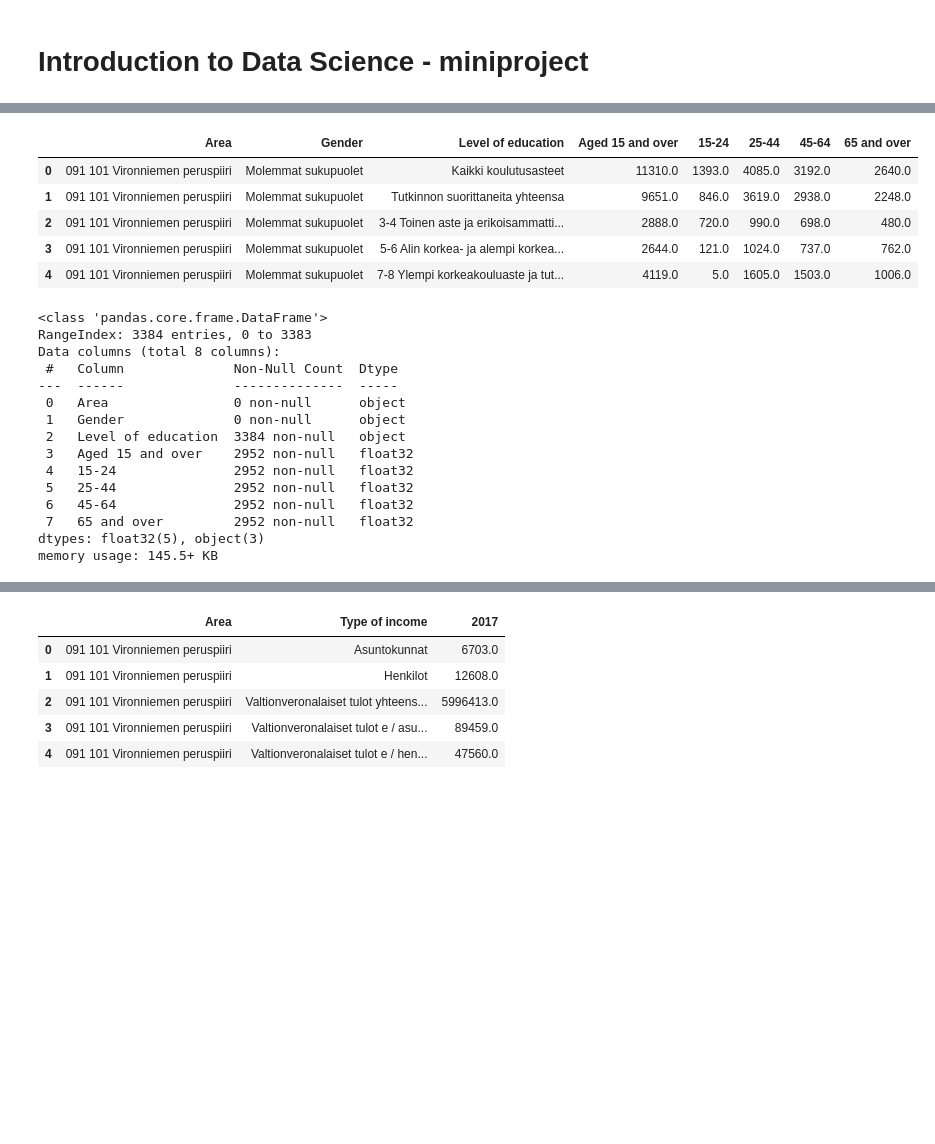
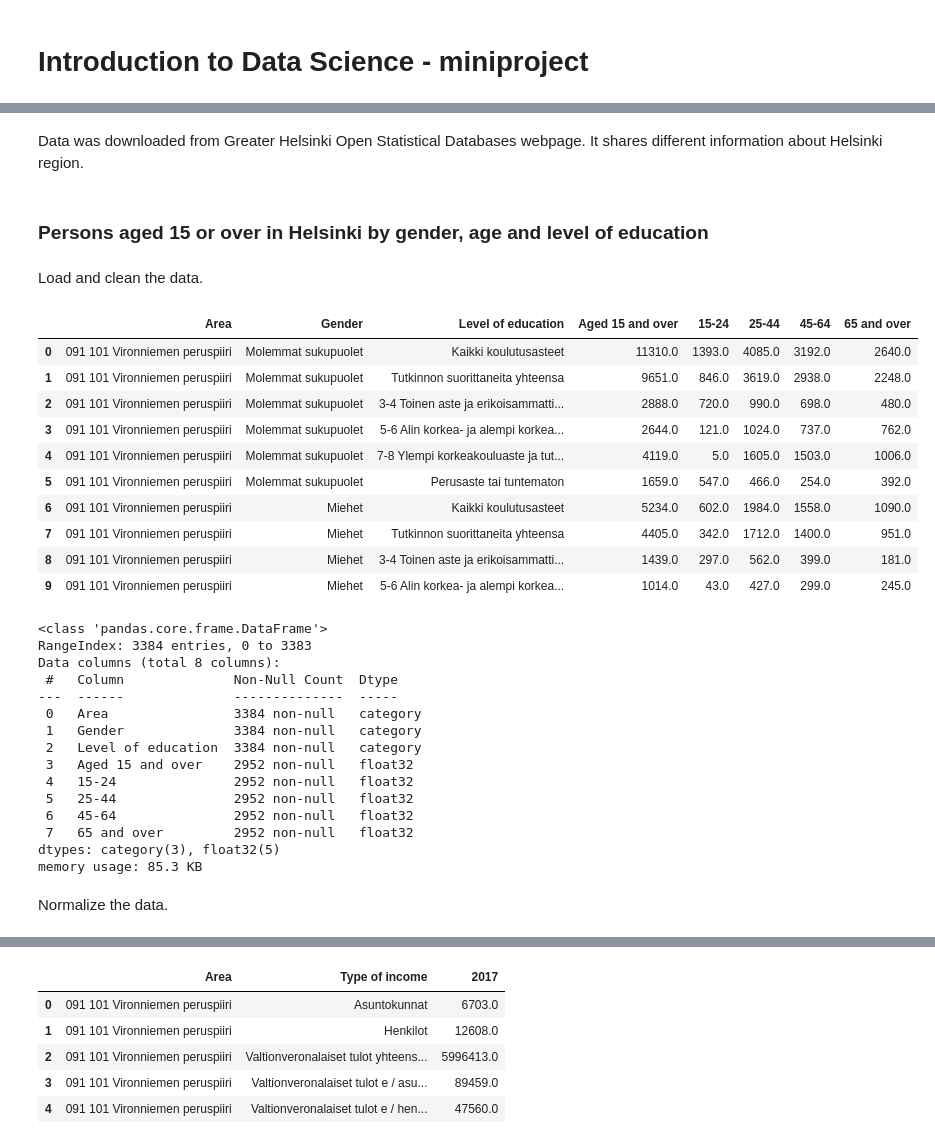
Before and after one commit to phuvio/Introduction-to-Data-Science, a Jupyter notebook: src/Introduction to Data Science - miniproject.ipynb, the cells around one changed output, grey strips where cells are left out. Cells and saved outputs as stored; diff of their text form; code cells hidden in the pictures; blank space fills up the shorter version.

```diff
--- a/src/Introduction to Data Science - miniproject.ipynb
+++ b/src/Introduction to Data Science - miniproject.ipynb
@@ -3,3 +7,5 @@
+# %% [markdown]
+Data was downloaded from Greater Helsinki Open Statistical Databases webpage. It shares different information about Helsinki region.
 # %%
 import pandas as pd
 import numpy as np
@@ -11,34 +17,50 @@ def remove_quotes(column):
 
 def change_to_numeric(column):
     return pd.to_numeric(column, downcast='float', errors='coerce')
+# %% [markdown]
+### Persons aged 15 or over in Helsinki by gender, age and level of education
+# %% [markdown]
+Load and clean the data.
 # %%
-age_gender_education = pd.read_csv('./data/Helsingin_15_vuotta_tayttaneet_sukupuolen_ian_ja_koulutusasteen_mukaan.csv',
+age_gender_education = pd.read_csv('../data/Helsingin_15_vuotta_tayttaneet_sukupuolen_ian_ja_koulutusasteen_mukaan.csv',
                                    sep='\,', engine='python')
+
 columns = age_gender_education.columns
 age_gender_education = age_gender_education.rename(columns={columns[0]:'Area',
                                                             columns[1]:'Gender',
                                                             columns[2]:'Level of education',
                                                             columns[3]:'Aged 15 and over',
                                                             columns[4]:'15-24',
                                                             columns[5]:'25-44',
                                                             columns[6]:'45-64',
                                                             columns[7]:'65 and over',
                                                            })
+
 columns = age_gender_education.columns
 age_gender_education['Area'] = remove_quotes(age_gender_education['Area'])
 age_gender_education['Gender'] = remove_quotes(age_gender_education['Gender'])
 age_gender_education['Level of education'] = remove_quotes(age_gender_education['Level of education'])
 for col in columns[3:]:
     age_gender_education[col] = remove_quotes(age_gender_education[col])
     age_gender_education[col] = change_to_numeric(age_gender_education[col])
-age_gender_education.head()
+
+categorical_values = ['Area', 'Gender', 'Level of education']
+for val in categorical_values:
+    age_gender_education[val] = age_gender_education[val].astype('category')
+
+age_gender_education.head(10)
 # %% [output]
 |  | Area | Gender | Level of education | Aged 15 and over | 15-24 | 25-44 | 45-64 | 65 and over |
 | 0 | 091 101 Vironniemen peruspiiri | Molemmat sukupuolet | Kaikki koulutusasteet | 11310.0 | 1393.0 | 4085.0 | 3192.0 | 2640.0 |
 | 1 | 091 101 Vironniemen peruspiiri | Molemmat sukupuolet | Tutkinnon suorittaneita yhteensa | 9651.0 | 846.0 | 3619.0 | 2938.0 | 2248.0 |
 | 2 | 091 101 Vironniemen peruspiiri | Molemmat sukupuolet | 3-4 Toinen aste ja erikoisammatti... | 2888.0 | 720.0 | 990.0 | 698.0 | 480.0 |
 | 3 | 091 101 Vironniemen peruspiiri | Molemmat sukupuolet | 5-6 Alin korkea- ja alempi korkea... | 2644.0 | 121.0 | 1024.0 | 737.0 | 762.0 |
 | 4 | 091 101 Vironniemen peruspiiri | Molemmat sukupuolet | 7-8 Ylempi korkeakouluaste ja tut... | 4119.0 | 5.0 | 1605.0 | 1503.0 | 1006.0 |
+| 5 | 091 101 Vironniemen peruspiiri | Molemmat sukupuolet | Perusaste tai tuntematon | 1659.0 | 547.0 | 466.0 | 254.0 | 392.0 |
+| 6 | 091 101 Vironniemen peruspiiri | Miehet | Kaikki koulutusasteet | 5234.0 | 602.0 | 1984.0 | 1558.0 | 1090.0 |
+| 7 | 091 101 Vironniemen peruspiiri | Miehet | Tutkinnon suorittaneita yhteensa | 4405.0 | 342.0 | 1712.0 | 1400.0 | 951.0 |
+| 8 | 091 101 Vironniemen peruspiiri | Miehet | 3-4 Toinen aste ja erikoisammatti... | 1439.0 | 297.0 | 562.0 | 399.0 | 181.0 |
+| 9 | 091 101 Vironniemen peruspiiri | Miehet | 5-6 Alin korkea- ja alempi korkea... | 1014.0 | 43.0 | 427.0 | 299.0 | 245.0 |
 # %%
 age_gender_education.info()
 # %% [output]
@@ -47,13 +69,15 @@ RangeIndex: 3384 entries, 0 to 3383
 Data columns (total 8 columns):
  #   Column              Non-Null Count  Dtype
 ---  ------              --------------  -----
- 0   Area                0 non-null      object
- 1   Gender              0 non-null      object
- 2   Level of education  3384 non-null   object
+ 0   Area                3384 non-null   category
+ 1   Gender              3384 non-null   category
+ 2   Level of education  3384 non-null   category
  3   Aged 15 and over    2952 non-null   float32
  4   15-24               2952 non-null   float32
  5   25-44               2952 non-null   float32
  6   45-64               2952 non-null   float32
  7   65 and over         2952 non-null   float32
-dtypes: float32(5), object(3)
-memory usage: 145.5+ KB
+dtypes: category(3), float32(5)
+memory usage: 85.3 KB
+# %% [markdown]
+Normalize the data.
```
Also changed, not shown: parts of 27 cells of this notebook, 3 other files.
